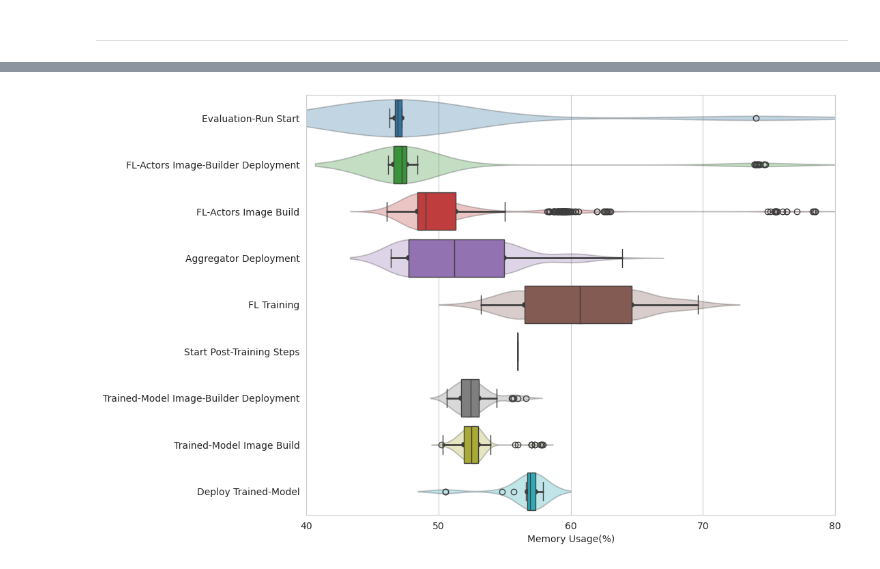
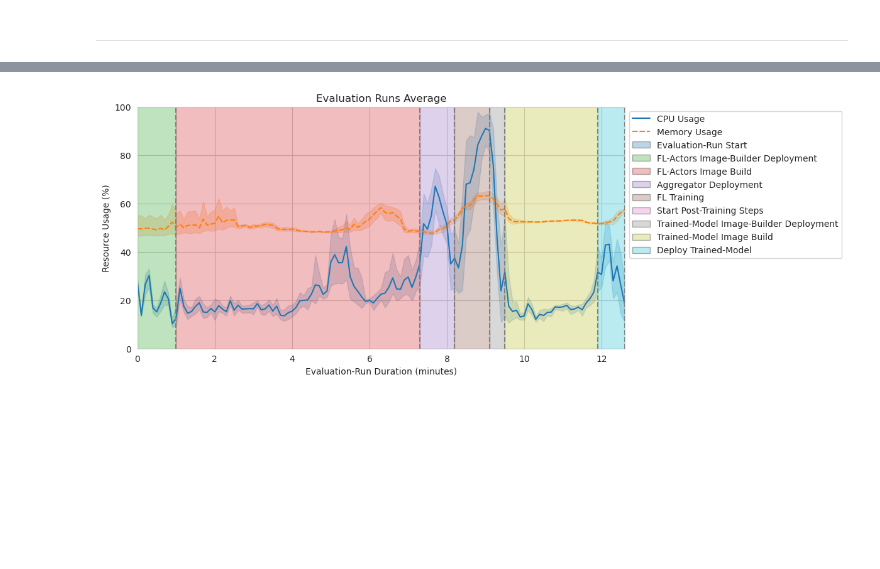
Before and after one commit to oakestra/oakestra-cli, a Jupyter notebook: oak_cli/evaluation/addons/flops/evaluations/1_simplest/notebooks/cpu_and_memory.ipynb, the cells around one changed output, grey strips where cells are left out. Saved outputs shown, nothing was run; the diff lists cells and outputs as text; code cells hidden in the pictures; blank space fills up the shorter version.

Commit message:
Fixed Trained Model graphs

```diff
--- a/oak_cli/evaluation/addons/flops/evaluations/1_simplest/notebooks/cpu_and_memory.ipynb
+++ b/oak_cli/evaluation/addons/flops/evaluations/1_simplest/notebooks/cpu_and_memory.ipynb
@@ -35,9 +13,4 @@ draw_box_violin_plot_for_each_stage(
-# %%
-draw_box_violin_plot_for_each_stage(
-    data=df,
-    key=MEMORY_KEY,
-    x_label="Memory Usage (%)",
-    x_lim=(40,80),
-)
-# %% [output]
-[figure, removed]
+# %%
+draw_cpu_and_memory_linegraph(normalized_df)
+# %% [output]
+[figure, added]
```
Also changed, not shown: parts of 4 cells of this notebook, 10 other files.
